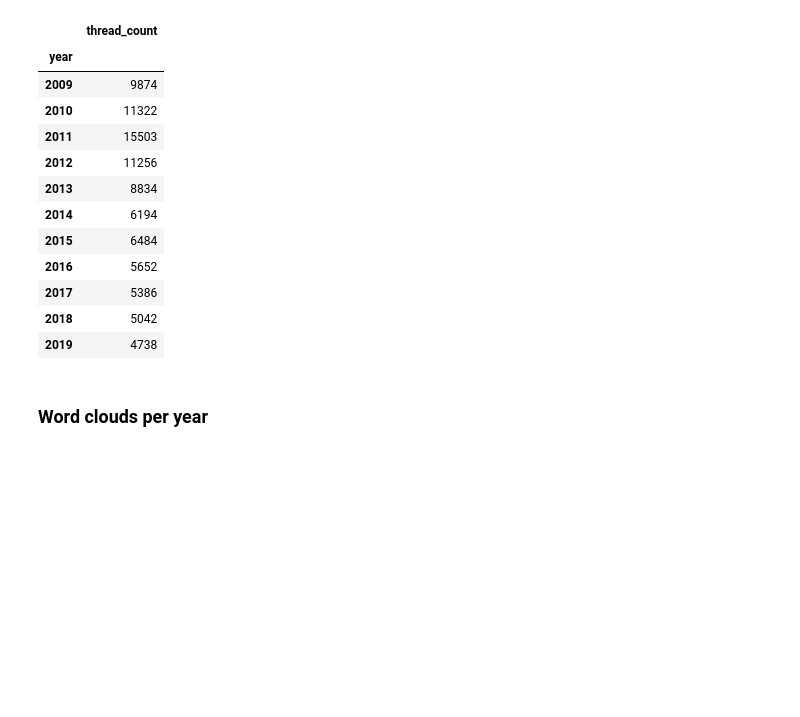
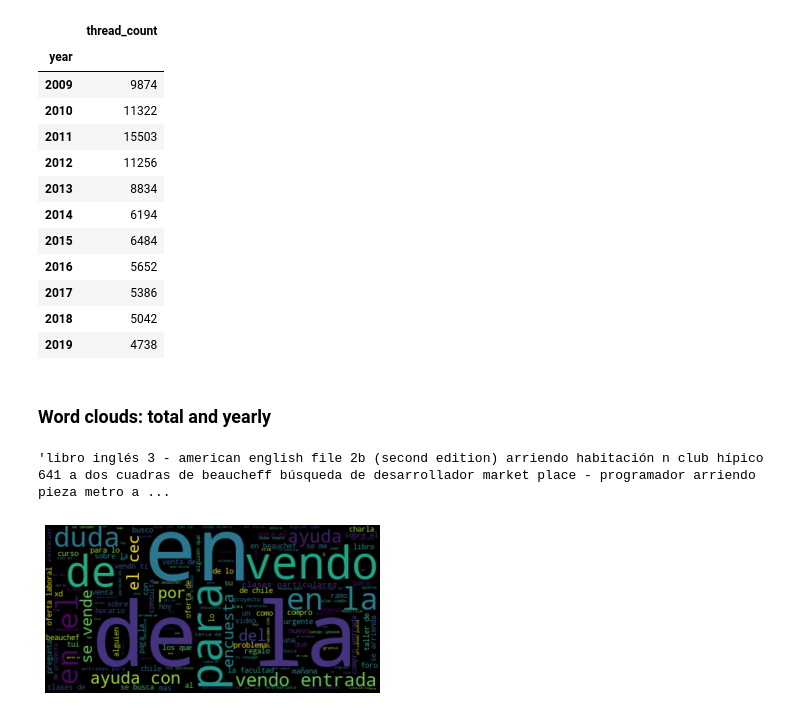
Before and after one commit to martinKindall/forum_analysis_wordclouds, a Jupyter notebook: Forum_analysis.ipynb, the cells around one changed output. Saved outputs shown, nothing was run; the diff lists cells and outputs as text; code cells hidden in the pictures; blank space fills up the shorter version.

```diff
--- a/Forum_analysis.ipynb
+++ b/Forum_analysis.ipynb
@@ -79,4 +70,17 @@ count_titles.loc[count_titles.index * selected_years_mask > 0]
 | 2018 | 5042 |
 | 2019 | 4738 |
 # %% [markdown]
-### Word clouds per year
+### Word clouds: total and yearly
+# %%
+mergedTitles = " ".join(forum_titles_frame["title"])
+mergedTitles[0:200]
+# %% [output]
+'libro inglés 3 - american english file 2b (second edition) arriendo habitación n club hípico 641 a dos cuadras de beaucheff búsqueda de desarrollador market place - programador arriendo pieza metro a ...
+# %%
+wordcloud = WordCloud().generate(mergedTitles)
+
+plt.imshow(wordcloud, interpolation='bilinear')
+plt.axis("off")
+plt.show()
+# %% [output]
+[figure, added]
```
Also changed, not shown: parts of 3 cells of this notebook.
